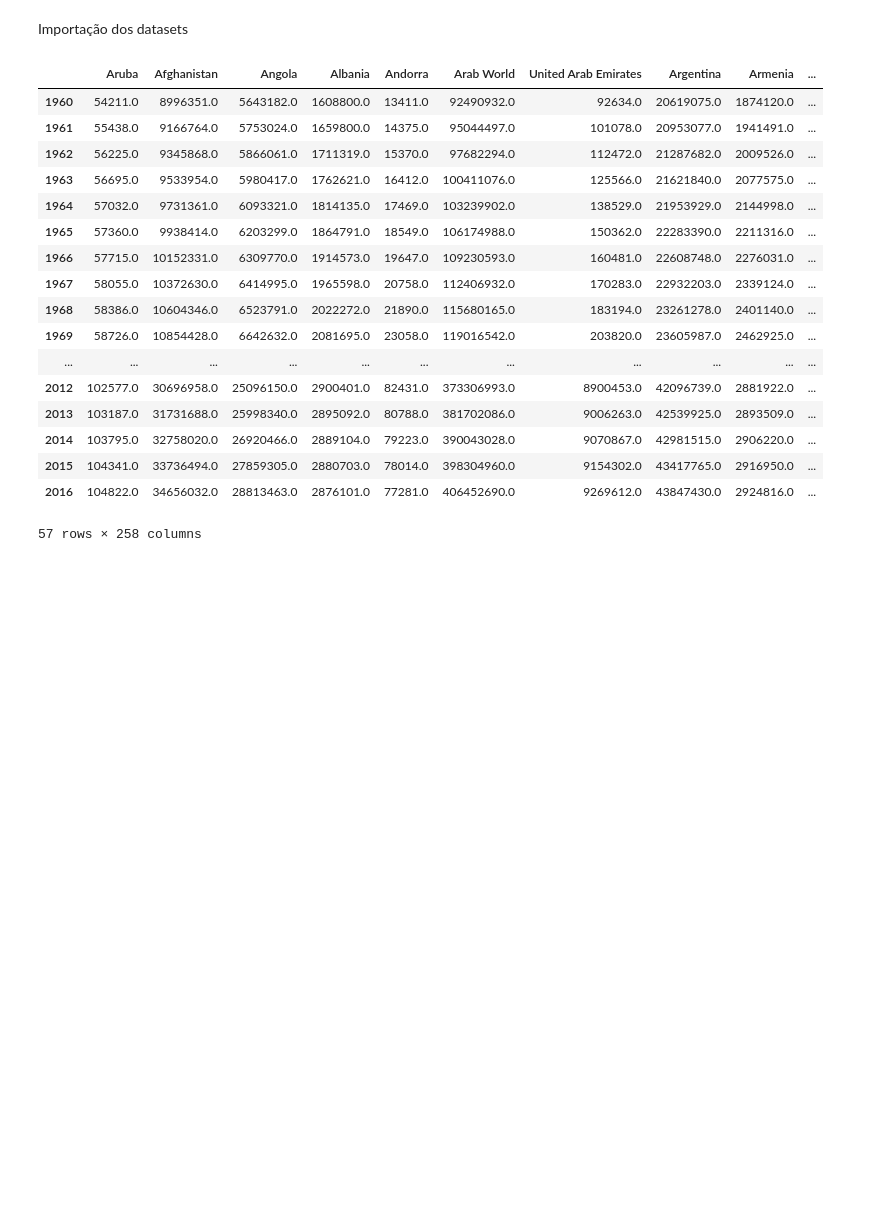
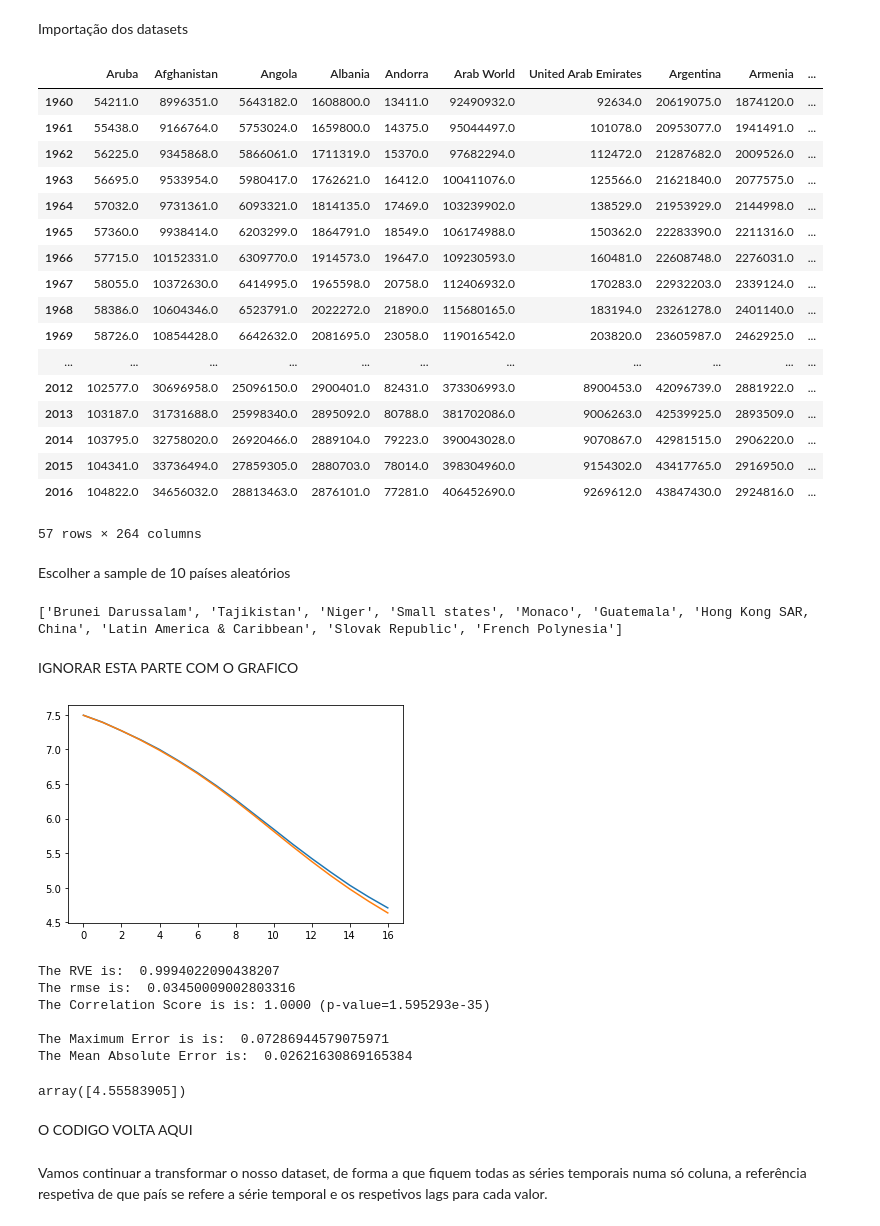
Before and after one commit to Singularitty/AAAssignments, a Jupyter notebook: Projeto/Projeto_AA.ipynb, the cells around one changed output. Cells and saved outputs as stored; diff of their text form; code cells hidden in the pictures; blank space fills up the shorter version.

Commit message:
Dataset pronto (acho eu)

```diff
--- a/Projeto/Projeto_AA.ipynb
+++ b/Projeto/Projeto_AA.ipynb
@@ -28,9 +34,34 @@ def printRegStatistics(truth, preds):
 
 def indexing(dataf, ano_i):
     X_list=dataf.drop(columns=dataf.iloc[:,[1,2,3]]+dataf.loc[:,[str(i) for i in range(1960,ano_i)]])
-    X_list=X_list.dropna().T
+    X_list=X_list.T
     X_list=X_list.rename(columns=X_list.iloc[0]).drop(X_list.index[0])
     return X_list
+
+def lags(df, lag, país):
+    new_df=pd.DataFrame()
+    new_df["dados"]=df[país]
+    colunas = [str(i) + "lag" for i in range(1,lag+1)]
+
+    for i,k in enumerate(colunas):
+        new_df[k] = new_df["dados"].shift(+i+1)
+    new_df=new_df.dropna()
+    return new_df
+
+def time_series(df, lag):
+    binario = LabelBinarizer().fit(df.columns)
+    df_final= pd.DataFrame()
+    for pais in X_pop.columns:
+        pais_bin=pd.DataFrame(data=list(binario.transform([pais]))*len(df[pais]),
+                             columns=binario.classes_,
+                             index=df.index)
+        #Agora juntamos os lags e os dados respetivos
+        df_mid=pd.DataFrame()
+        df_mid=pd.concat((df_mid,lags(df, lag, pais),pais_bin),axis=1).dropna()
+
+        #Finalmente, concatenamos tudo numa só DataFrame
+        df_final = pd.concat((df_final, df_mid), sort=True)
+    return df_final
 # %% [markdown]
 Importação dos datasets
 # %%
@@ -44,11 +75,6 @@ X_fert=indexing(fertility, 1960)
 X_pop=indexing(population, 1960)
 X_exp=indexing(expectancy, 1960)
 
-#Converter para numpy array
-Xc_fert= X_fert.to_numpy()
-Xc_pop= X_pop.to_numpy()
-Xc_exp= X_exp.to_numpy()
-
 X_pop
 # %% [output]
 |  | Aruba | Afghanistan | Angola | Albania | Andorra | Arab World | United Arab Emirates | Argentina | Armenia | ... |
@@ -68,4 +94,47 @@ X_pop
 | 2014 | 103795.0 | 32758020.0 | 26920466.0 | 2889104.0 | 79223.0 | 390043028.0 | 9070867.0 | 42981515.0 | 2906220.0 | ... |
 | 2015 | 104341.0 | 33736494.0 | 27859305.0 | 2880703.0 | 78014.0 | 398304960.0 | 9154302.0 | 43417765.0 | 2916950.0 | ... |
 | 2016 | 104822.0 | 34656032.0 | 28813463.0 | 2876101.0 | 77281.0 | 406452690.0 | 9269612.0 | 43847430.0 | 2924816.0 | ... |
-57 rows × 258 columns
+57 rows × 264 columns
+# %% [markdown]
+Escolher a sample de 10 países aleatórios
+# %%
+sample = list(fertility["Country Name"].sample(n=10, random_state=483))
+print(sample)
+# %% [output]
+['Brunei Darussalam', 'Tajikistan', 'Niger', 'Small states', 'Monaco', 'Guatemala', 'Hong Kong SAR, China', 'Latin America & Caribbean', 'Slovak Republic', 'French Polynesia']
+# %% [markdown]
+IGNORAR ESTA PARTE COM O GRAFICO
+# %%
+df=lags(X_fert,5, 'Afghanistan')
+dfc=df.to_numpy()
+X_train=np.delete(dfc,0,1)
+y_train=dfc[:,0]
+#print(X_train.shape)
+X_train_fin,y_train_fin, X_test, y_test= X_train[:35], y_train[:35], X_train[-17:], y_train[-17:]
+#print(y_train_fin, y_test)
+lin_model=LinearRegression()
+lin_model.fit(X_train_fin,y_train_fin)
+pred=lin_model.predict(X_test)
+#print(X_test)
+#df
+# %%
+plt.plot(pred, label="pred")
+plt.plot(y_test,label="true")
+plt.show()
+printRegStatistics(y_test, pred)
+# %% [output]
+[figure, added]
+The RVE is:  0.9994022090438207
+The rmse is:  0.03450009002803316
+The Correlation Score is is: 1.0000 (p-value=1.595293e-35)
+
+The Maximum Error is is:  0.07286944579075971
+The Mean Absolute Error is:  0.02621630869165384
+# %%
+lin_model.predict([[4.635, 4.802, 4.981, 5.174, 5.38]])
+# %% [output]
+array([4.55583905])
+# %% [markdown]
+O CODIGO VOLTA AQUI
+# %% [markdown]
+Vamos continuar a transformar o nosso dataset, de forma a que fiquem todas as séries temporais numa só coluna, a referência respetiva de que país se refere a série temporal e os respetivos lags para cada valor.
```
Also changed, not shown: parts of 4 cells of this notebook.
